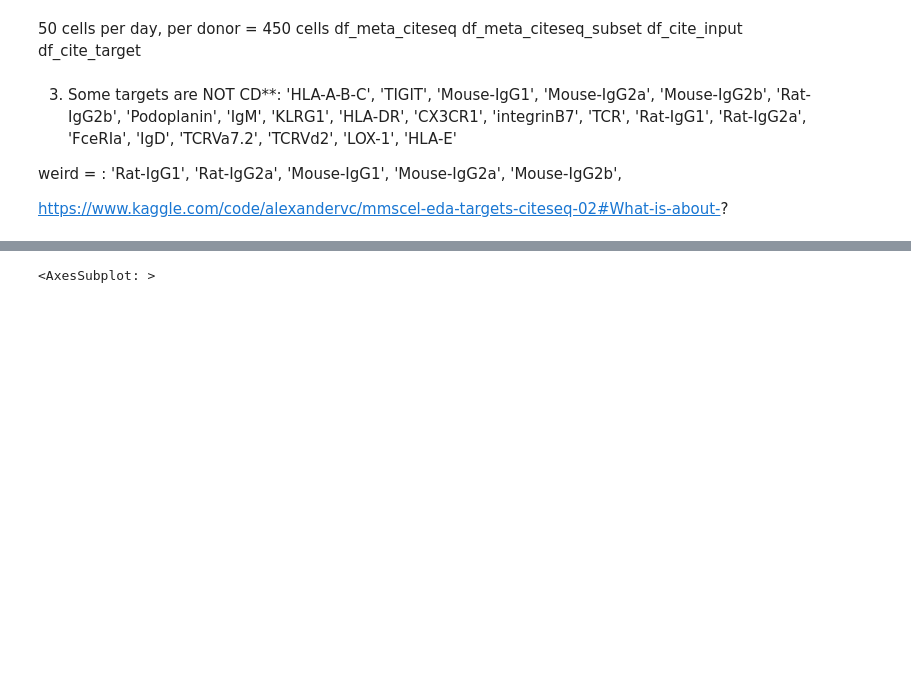
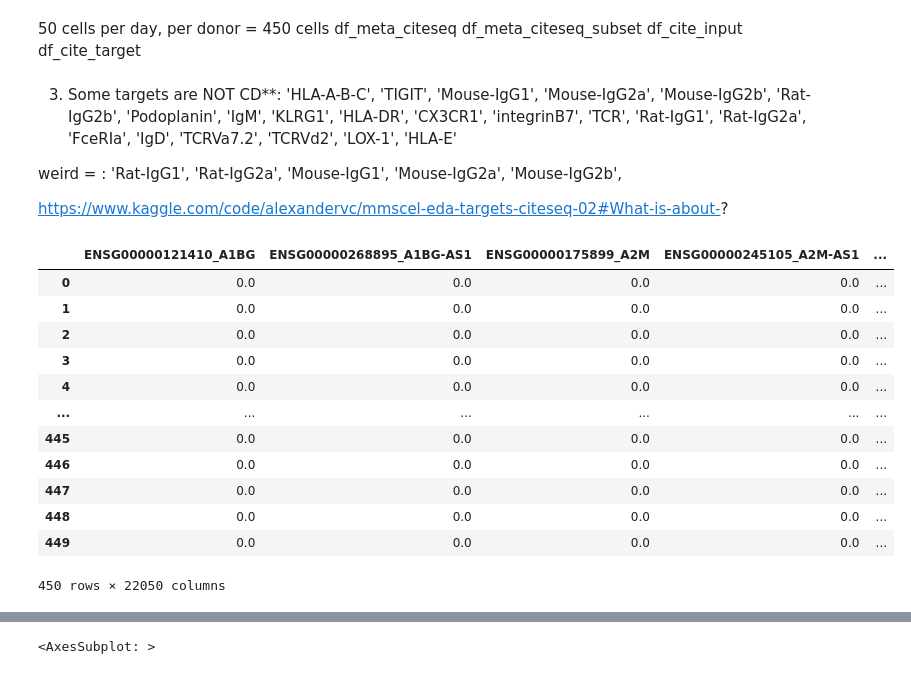
Before and after one commit to botakveggie/Multimodal-Single-Cell-Integration, a Jupyter notebook: script.ipynb, the cells around one changed output, grey strips where cells are left out. Saved outputs shown, nothing was run; the diff lists cells and outputs as text; code cells hidden in the pictures; blank space fills up the shorter version.

```diff
--- a/script.ipynb
+++ b/script.ipynb
@@ -208,3 +212,19 @@ https://www.kaggle.com/code/alexandervc/mmscel-eda-targets-citeseq-02#What-is-ab
+# %%
+df_cite_input
+# %% [output]
+|  | ENSG00000121410_A1BG | ENSG00000268895_A1BG-AS1 | ENSG00000175899_A2M | ENSG00000245105_A2M-AS1 | ... |
+| 0 | 0.0 | 0.0 | 0.0 | 0.0 | ... |
+| 1 | 0.0 | 0.0 | 0.0 | 0.0 | ... |
+| 2 | 0.0 | 0.0 | 0.0 | 0.0 | ... |
+| 3 | 0.0 | 0.0 | 0.0 | 0.0 | ... |
+| 4 | 0.0 | 0.0 | 0.0 | 0.0 | ... |
+| ... | ... | ... | ... | ... | ... |
+| 445 | 0.0 | 0.0 | 0.0 | 0.0 | ... |
+| 446 | 0.0 | 0.0 | 0.0 | 0.0 | ... |
+| 447 | 0.0 | 0.0 | 0.0 | 0.0 | ... |
+| 448 | 0.0 | 0.0 | 0.0 | 0.0 | ... |
+| 449 | 0.0 | 0.0 | 0.0 | 0.0 | ... |
+450 rows × 22050 columns
 # %%
 # 500 cells
 cols = (df_cite_target > 0).sum(axis=0)
```
Also changed, not shown: parts of 21 cells of this notebook.
